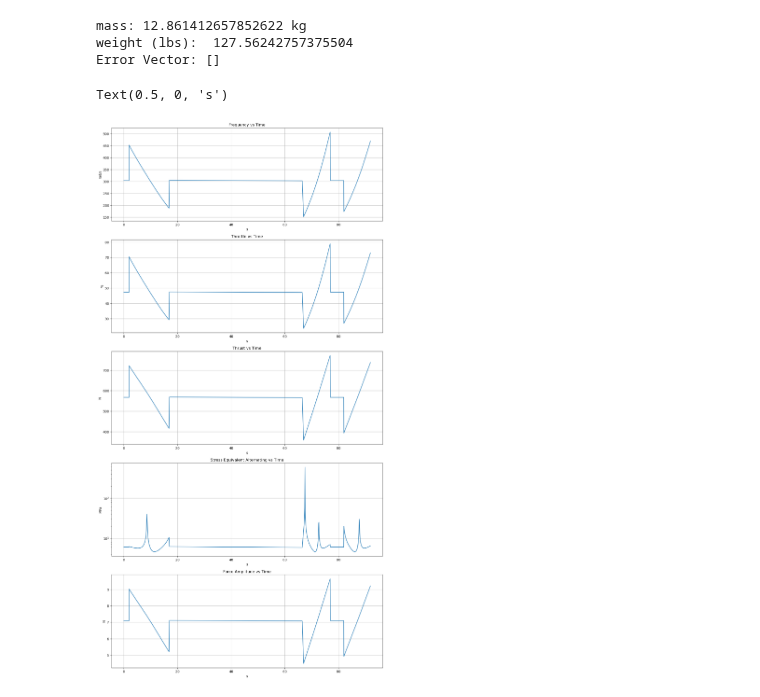
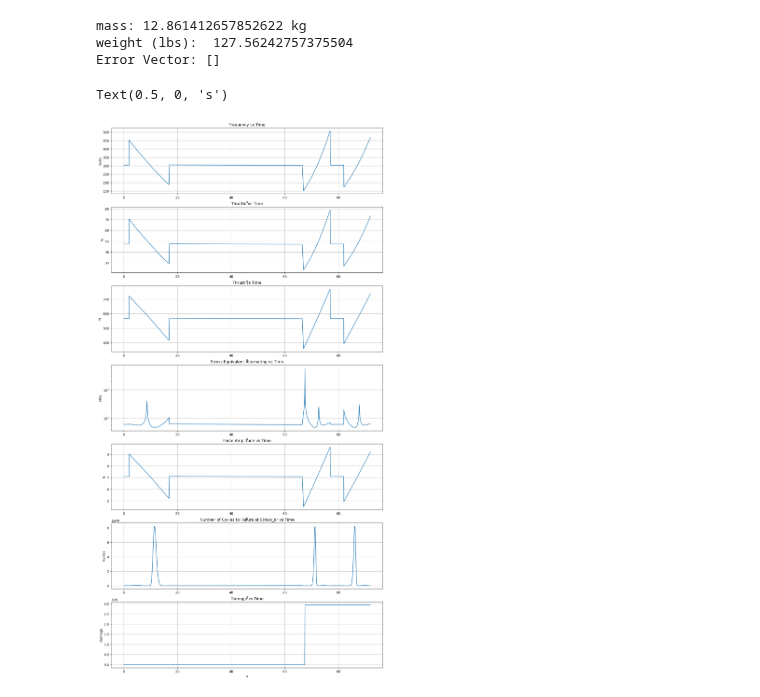
Before and after one commit to NathanielHargan/UAV_Optimization, a Jupyter notebook: PlotFrequency.ipynb, the cells around one changed output. Saved outputs shown, nothing was run; the diff lists cells and outputs as text; code cells hidden in the pictures.

```diff
--- a/PlotFrequency.ipynb
+++ b/PlotFrequency.ipynb
@@ -60,6 +60,9 @@ print("Error Vector:", drone_power.error)
 # Calc Thrust
 forces = np.zeros(len(drone_power.timesteps))
 ar = np.zeros(len(drone_power.timesteps))
+cycle_num = np.zeros(len(drone_power.timesteps))
+damage = np.zeros(len(drone_power.timesteps))
+damage_init = 0
 for i ,t in enumerate(drone_power.timesteps):
     forces[i], drag = d1_forces.time_solve(t)
 
@@ -84,11 +87,18 @@ for i ,t in enumerate(drone_power.timesteps):
     d1_fea.beam_system.solve_failure_swt()
 
     ar[i] = d1_fea.beam_system.beams[1].stress_equivalent_alternating_0
+    cycle_num[i] = d1_fea.beam_system.beams[1].cycle_num_0
 
+    if i == 0:
+        damage[i] = damage_init
+    else:
+        timestep_length = drone_power.timesteps[i] - drone_power.timesteps[i-1]
+        cycle_count = drone_power.frequency[i] * timestep_length
+        damage[i] = damage[i-1] + (cycle_count/d1_fea.beam_system.beams[1].cycle_num_0)
 
 
 # Plotting
-fig, axs = plt.subplots(5,1)
+fig, axs = plt.subplots(7,1)
 
 fig.set_figheight(30)
 fig.set_figwidth(15)
@@ -106,31 +116,42 @@ axs[1].set_ylabel("%")
 axs[1].set_xlabel("s")
 
 axs[2].set_title("Thrust vs Time")
 axs[2].plot(drone_power.timesteps, forces)
 axs[2].grid()
 axs[2].set_ylabel("N")
 axs[2].set_xlabel("s")
 
 axs[3].set_yscale('log')
 axs[3].set_title("Stress Equivalent Alternating vs Time")
 axs[3].plot(drone_power.timesteps, ar)
 axs[3].grid()
 axs[3].set_ylabel("MPa")
 axs[3].set_xlabel("s")
 
 
 axs[4].set_title("Force Amplitude vs Time")
 axs[4].plot(drone_power.timesteps, forces/80)
 axs[4].grid()
 axs[4].set_ylabel("N")
 axs[4].set_xlabel("s")
 
+axs[5].set_title("Number of Cycles to Failure at Stress_ar vs Time")
+axs[5].plot(drone_power.timesteps, cycle_num)
+axs[5].grid()
+axs[5].set_ylabel("Cycles")
+axs[5].set_xlabel("s")
 
 
+axs[6].set_title("Damage vs Time")
+axs[6].plot(drone_power.timesteps, damage)
+axs[6].grid()
+axs[6].set_ylabel("Damage")
+axs[6].set_xlabel("s")
+
 # Bar chart needed
 # %% [output]
 mass: 12.861412657852622 kg
 weight (lbs):  127.56242757375504
 Error Vector: []
 Text(0.5, 0, 's')
-[figure, old version]
+[figure, new version]
```
Also changed, not shown: 6 other files.
